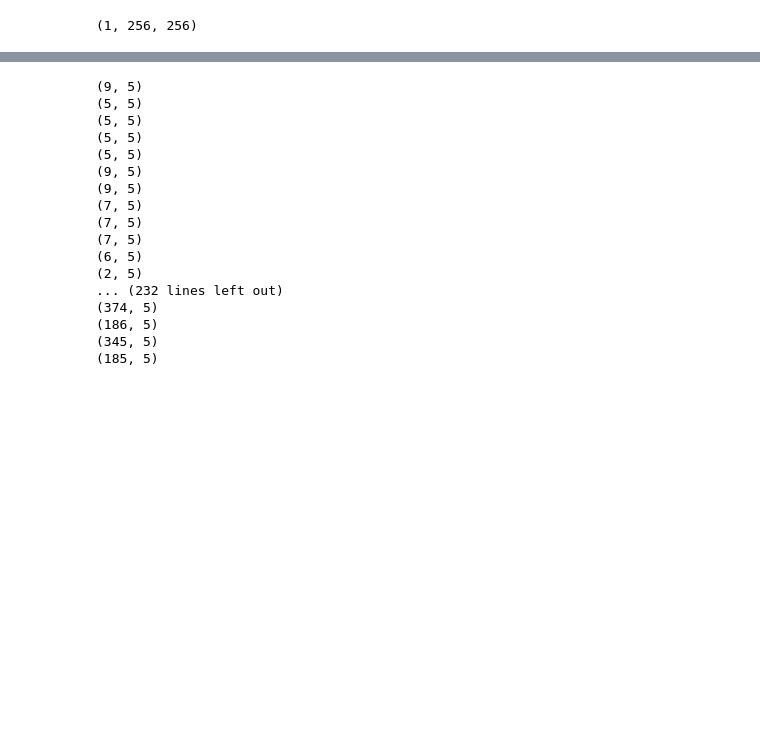
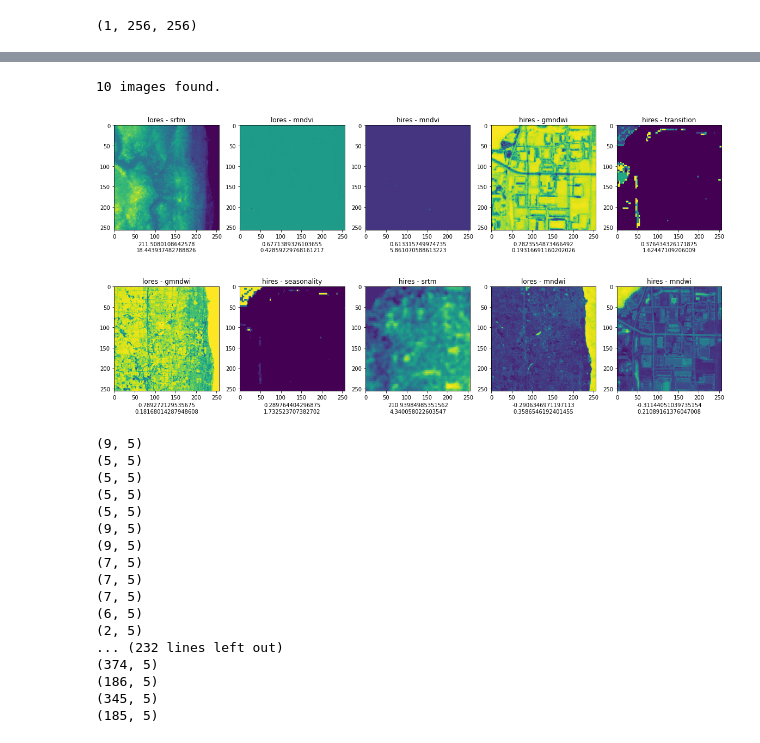
Before and after one commit to jgaustad/pollutemenot-ai, a Jupyter notebook: EDA_images.ipynb, the cells around one changed output, grey strips where cells are left out. Cells and saved outputs as stored; diff of their text form; code cells hidden in the pictures; blank space fills up the shorter version.

```diff
--- a/EDA_images.ipynb
+++ b/EDA_images.ipynb
@@ -246,3 +284,25 @@ df_merged.to_csv('image_metrics_030621.csv')
+# %%
+def showdaimages(da_num,il_df):
+    t0 = time.time()
+    df = il_df[il_df['da_num'] == da_num]
+    print(df.shape[0], 'images found.')
+    fig, ax = plt.subplots(2,5, figsize = (20,10))
+    i = 0
+    axes = [(x,y) for y in range(5) for x in range(2)]
+    for idx, row in df.iterrows():
+        i_arr = create_array(row['img_path'])
+        i_arr = i_arr.reshape(256,256)
+        ax[axes[i]].imshow(i_arr)
+        ax[axes[i]].set_title(row['img_res'] + ' - ' + row['img_type'])
+        ax[axes[i]].set_xlabel(str(row['mean']) + '\n' + str(row['stdev']))
+       # print(row['img_type'])
+        i += 1
+        #print('_*_*_*_*_*_*_*_*_*_*_*')
+
+showdaimages('MVP-2020-00252-MHK', df_merged)
+# %% [output]
+10 images found.
+[figure, added]
 # %%
 img_sum_list = []
 for da, dadf in df.groupby('da_num'):
```
Also changed, not shown: parts of 8 cells of this notebook.
